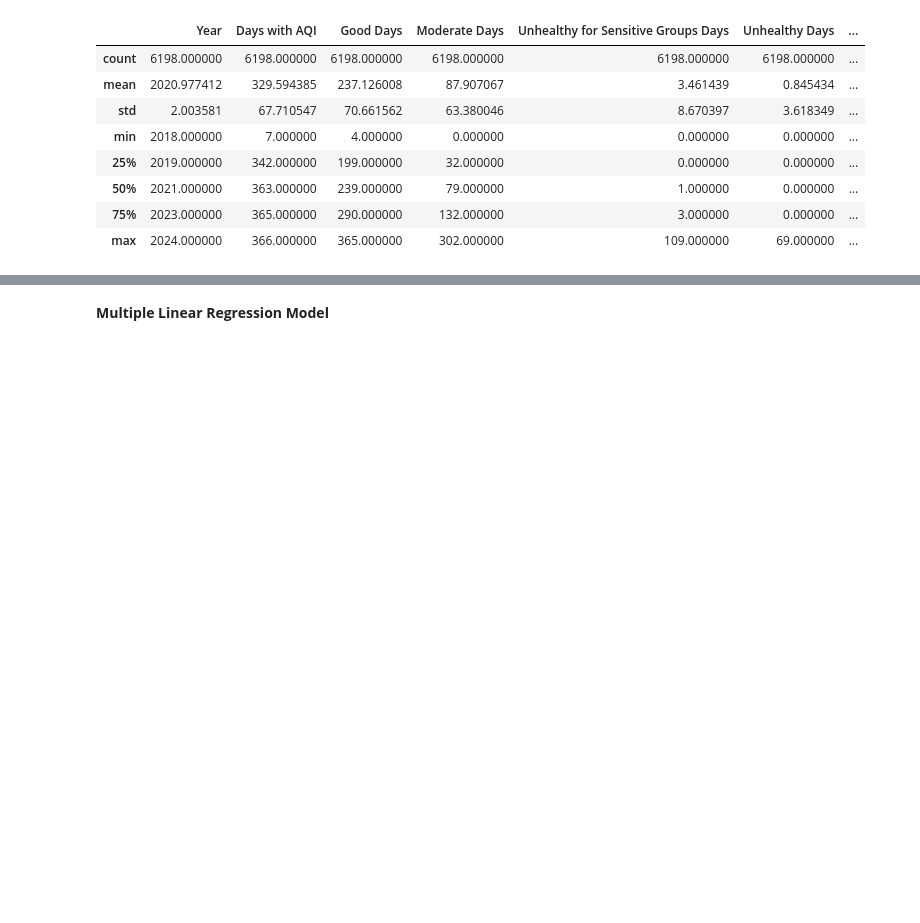
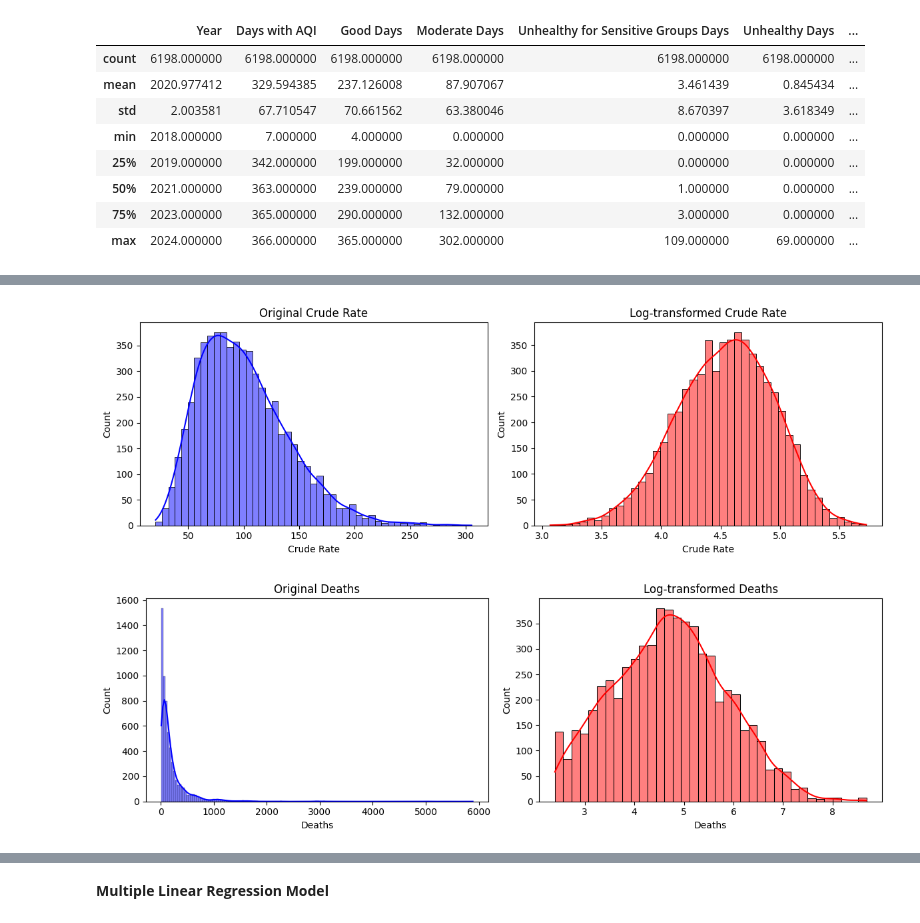
Before and after one commit to yunaxin/air-quality-health-analysis, a Jupyter notebook: analysis.ipynb, the cells around one changed output, grey strips where cells are left out. Saved outputs shown, nothing was run; the diff lists cells and outputs as text; code cells hidden in the pictures; blank space fills up the shorter version.

```diff
--- a/analysis.ipynb
+++ b/analysis.ipynb
@@ -3,9 +5,14 @@ import pandas as pd
 import matplotlib.pyplot  as plt
 import seaborn as sns
 import statsmodels.api as sm
+from statsmodels.stats.outliers_influence import variance_inflation_factor
+from statsmodels.tools.tools import add_constant
+import numpy as np
 
 # Load the cleaned dataset
 df = pd.read_csv("./datasets/processed_dataset.csv")
+df["State"] = df["State"].astype('category')
+df["County"] = df["County"].astype('category')
 
 # Preview the data
 df.head()
@@ -44,0 +65,2 @@ df.describe()
+# %%
+df = df.drop(columns=["Cause", "Days with AQI"])
@@ -44,0 +70,22 @@ df.describe()
+# %%
+targets = ["Crude Rate", "Deaths"]
+
+for col in targets:
+    fig, axes = plt.subplots(1, 2, figsize=(12, 4))
+
+    # Original distribution
+    sns.histplot(df[col], kde=True, ax=axes[0], color='blue')
+    axes[0].set_title(f"Original {col}")
+
+    # Log transform
+    df[col] = np.log1p(df[col])
+
+    # Log transformed distribution
+    sns.histplot(df[col], kde=True, ax=axes[1], color='red')
+    axes[1].set_title(f"Log-transformed {col}")
+
+    plt.tight_layout()
+    plt.show()
+# %% [output]
+[figure, added]
+[figure, added]
```
Also changed, not shown: parts of 35 cells of this notebook, 1 other file.
